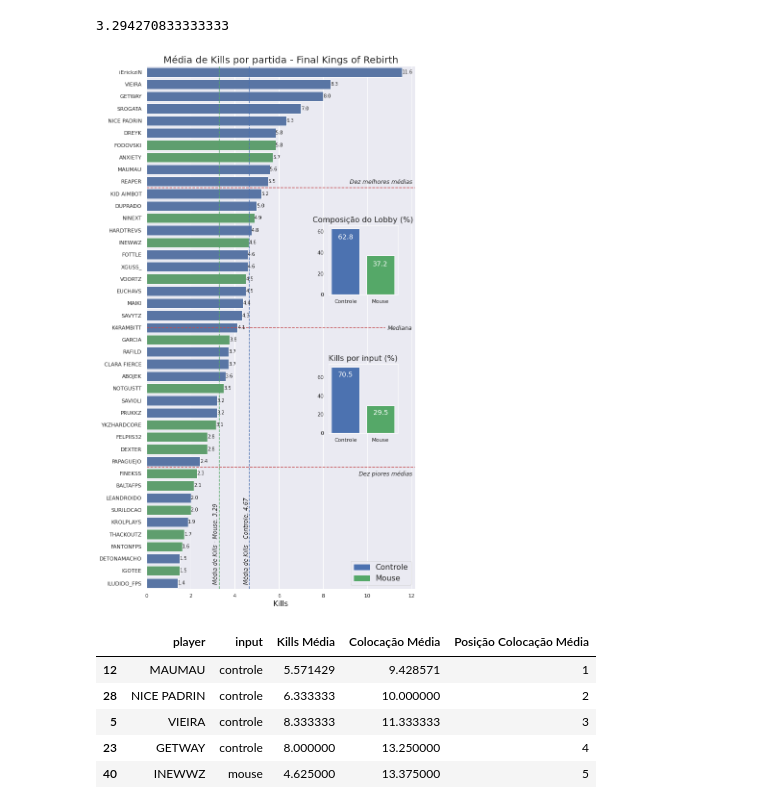
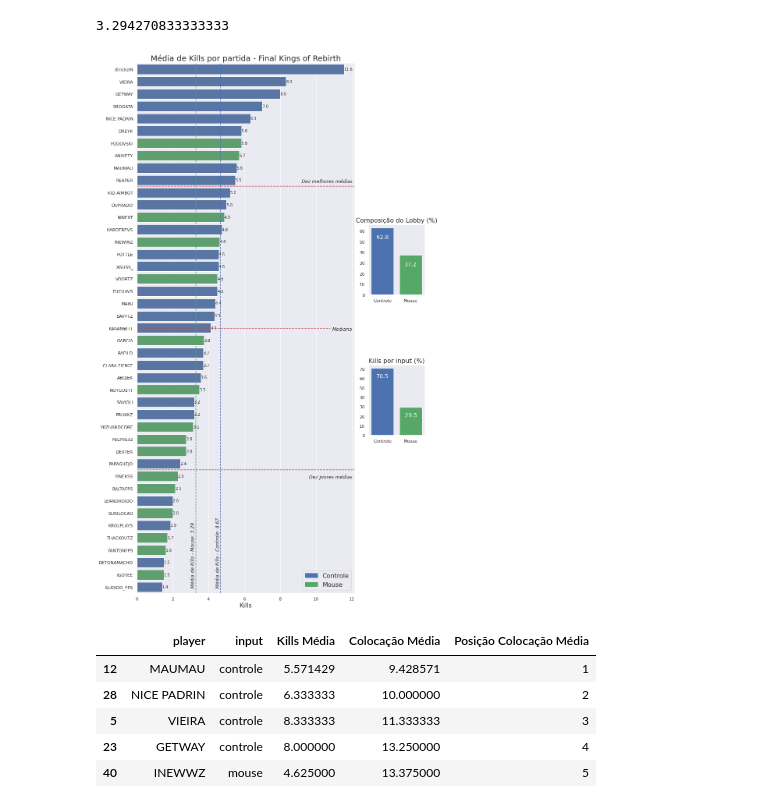
Before and after one commit to GodoyLucas/king_of_rebirth, a Jupyter notebook: Notebooks/King_of_Rebirth_Final.ipynb, the cells around one changed output. Drawn from its saved outputs; the diff is of its cells as text; code cells hidden in the pictures.

```diff
--- a/Notebooks/King_of_Rebirth_Final.ipynb
+++ b/Notebooks/King_of_Rebirth_Final.ipynb
@@ -427,7 +427,7 @@ players.query('input == "mouse"')['Kills Média'].mean()
 cores = ['b' if i == 'controle' else 'g' for i in players_kills_media_decrescente['input']]
 sns.set(style="darkgrid")
 
-fig, ax = plt.subplots(figsize=(10, 20))
+fig, ax = plt.subplots(figsize=(10, 25))
 plot = sns.barplot(data=players_kills_media_decrescente,
                    y='player', x='Kills Média',
                    palette=cores,
@@ -461,36 +461,36 @@ ax.text(9.6, 33.2, 'Dez piores médias', style='italic')
 media_kills_mouse = players.query('input == "mouse"')['Kills Média'].mean()-0.3
 media_kills_controle = players.query('input == "controle"')['Kills Média'].mean()-0.3
 
 ax.text(media_kills_mouse, 42, 'Média de Kills - Mouse: ' + str(media_kills_mouse.round(2)+0.3), style='italic', rotation=90)
 ax.text(media_kills_controle, 42, 'Média de Kills - Controle: ' + str(media_kills_controle.round(2)+0.3), style='italic', rotation=90)
 
 cores2 = ['b' if i == 'controle' else 'g' for i in dist_freq_input.index]
 
-percentual_players = fig.add_axes([0.65, 0.55, 0.2, 0.1])
+percentual_players = fig.add_axes([0.95, 0.55, 0.2, 0.1])
 percentual_players.bar(dist_freq_input.index, dist_freq_input['Percentual de players (%)'], color=cores2, tick_label=['Controle', 'Mouse'])
 percentual_players.grid(False)
 percentual_players.set_title('Composição do Lobby (%)', fontsize=16)
 
 for i in percentual_players.patches:
   rotulo_dados = i.get_height().round(1)
   percentual_players.annotate(rotulo_dados,
                 (i.get_x() + i.get_width() / 2, i.get_height()-10),
                 ha='center', fontsize = 14, color='white')
 
-percentual_kills = fig.add_axes([0.65, 0.35, 0.2, 0.1])
+percentual_kills = fig.add_axes([0.95, 0.35, 0.2, 0.1])
 percentual_kills.bar(dist_freq_input.index, dist_freq_input['Percentual de kills (%)'], color=cores2, tick_label=['Controle', 'Mouse'])
 percentual_kills.grid(False)
 percentual_kills.set_title('Kills por input (%)', fontsize=16)
 
 for i in percentual_kills.patches:
   rotulo_dados = i.get_height().round(1)
   percentual_kills.annotate(rotulo_dados,
                 (i.get_x() + i.get_width() / 2, i.get_height()-10),
                 ha='center', fontsize = 14, color='white')
 
 plt.show(plot)
 # %% [output]
-[figure, old version]
+[figure, new version]
 # %%
 players_colocacao_media_crescente = players.sort_values('Colocação Média', ascending = True)
 players_colocacao_media_crescente['Posição Colocação Média'] = range(1, len(players) + 1)
```
Also changed, not shown: parts of 4 cells of this notebook.
